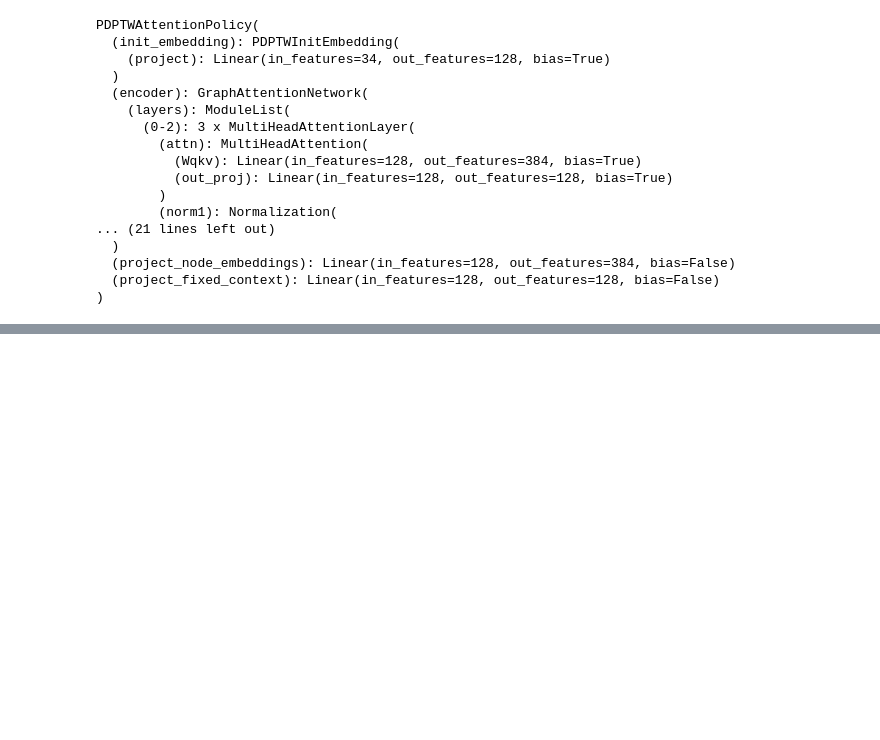
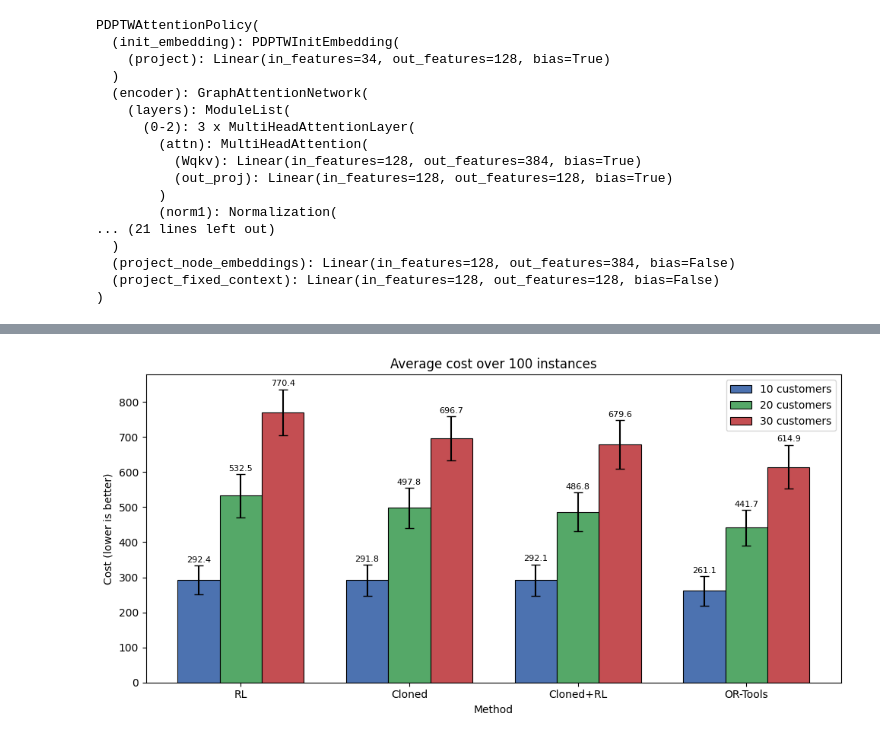
Before and after one commit to LowenJiang/llm-darp, a Jupyter notebook: notebooks/visualize.ipynb, the cells around one changed output, grey strips where cells are left out. Drawn from its saved outputs; the diff is of its cells as text; code cells hidden in the pictures; blank space fills up the shorter version.

```diff
--- a/notebooks/visualize.ipynb
+++ b/notebooks/visualize.ipynb
@@ -92,4 +106,0 @@ Route:  [[0, 39, 17, 40, 18, 1, 2, 33, 57, 34, 58, 0, 45, 46, 35, 13, 36, 14, 55
-# %%
-or_out = solver(state, time_limit_seconds=1)
-import pprint
-pprint.pprint(or_out)
@@ -113,0 +191,31 @@ pprint.pprint(or_out)
+# %%
+# Plot grouped bar chart
+fig, ax = plt.subplots(figsize=(10, 5))
+
+x = np.arange(len(methods))
+width = 0.25
+colors = ["#4C72B0", "#55A868", "#C44E52"]  # Blue, Green, Red
+
+for i, num_customers in enumerate(customer_counts):
+    means = [np.nanmean(results[num_customers][m]) for m in methods]
+    stds = [np.nanstd(results[num_customers][m]) for m in methods]
+
+    bars = ax.bar(x + i * width, means, width, yerr=stds,
+                  label=f"{num_customers} customers", color=colors[i],
+                  edgecolor="black", capsize=4, linewidth=0.8)
+
+    # Add cost labels on top of bars
+    for j, (bar, mean) in enumerate(zip(bars, means)):
+        ax.text(bar.get_x() + bar.get_width() / 2, bar.get_height() + stds[j] + 5,
+                f"{mean:.1f}", ha="center", va="bottom", fontsize=8)
+
+ax.set_xlabel("Method")
+ax.set_ylabel("Cost (lower is better)")
+ax.set_title(f"Average cost over {num_instances} instances")
+ax.set_xticks(x + width)
+ax.set_xticklabels(methods)
+ax.legend()
+plt.tight_layout()
+plt.show()
+# %% [output]
+[figure, added]
```
Also changed, not shown: parts of 11 cells of this notebook, 22 other files.
